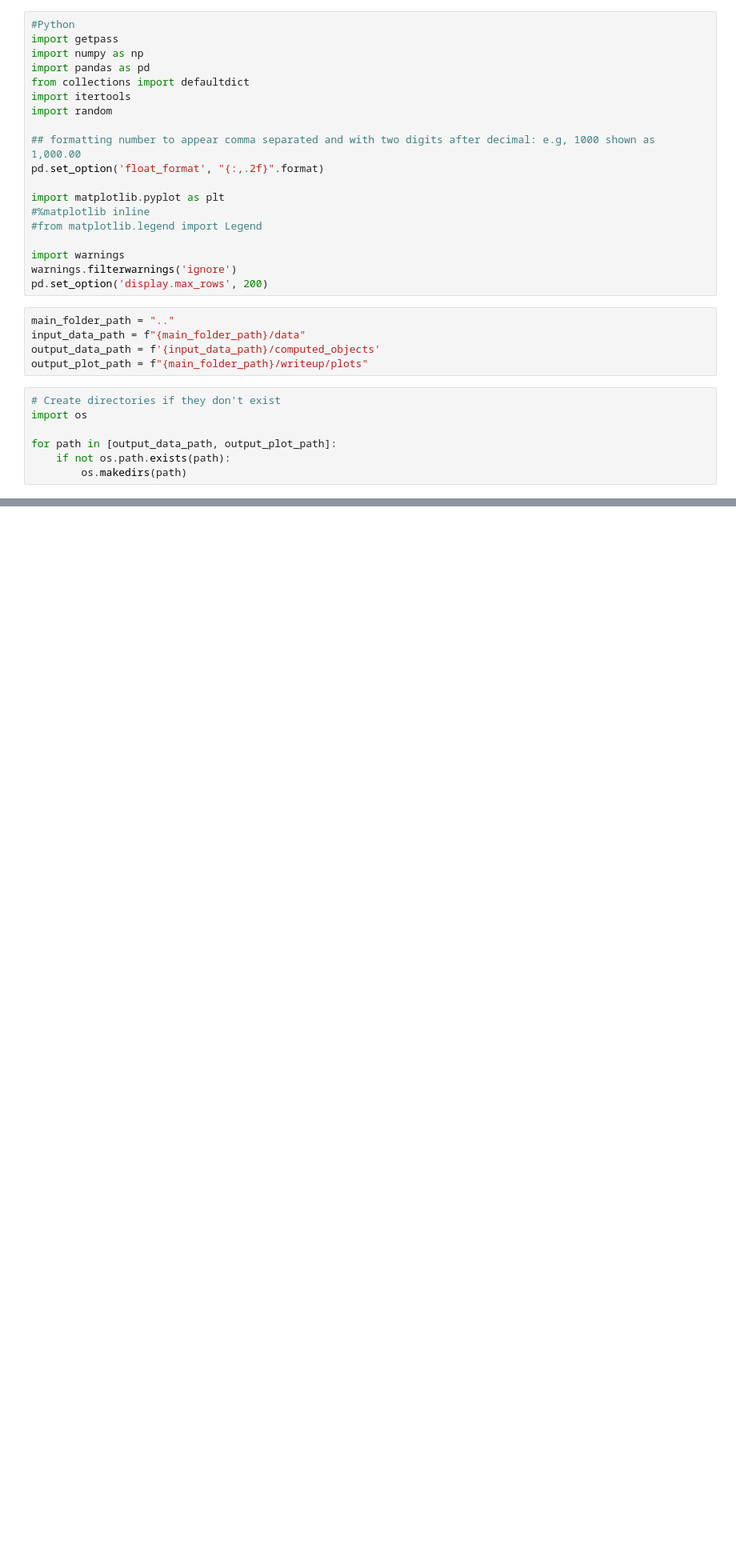
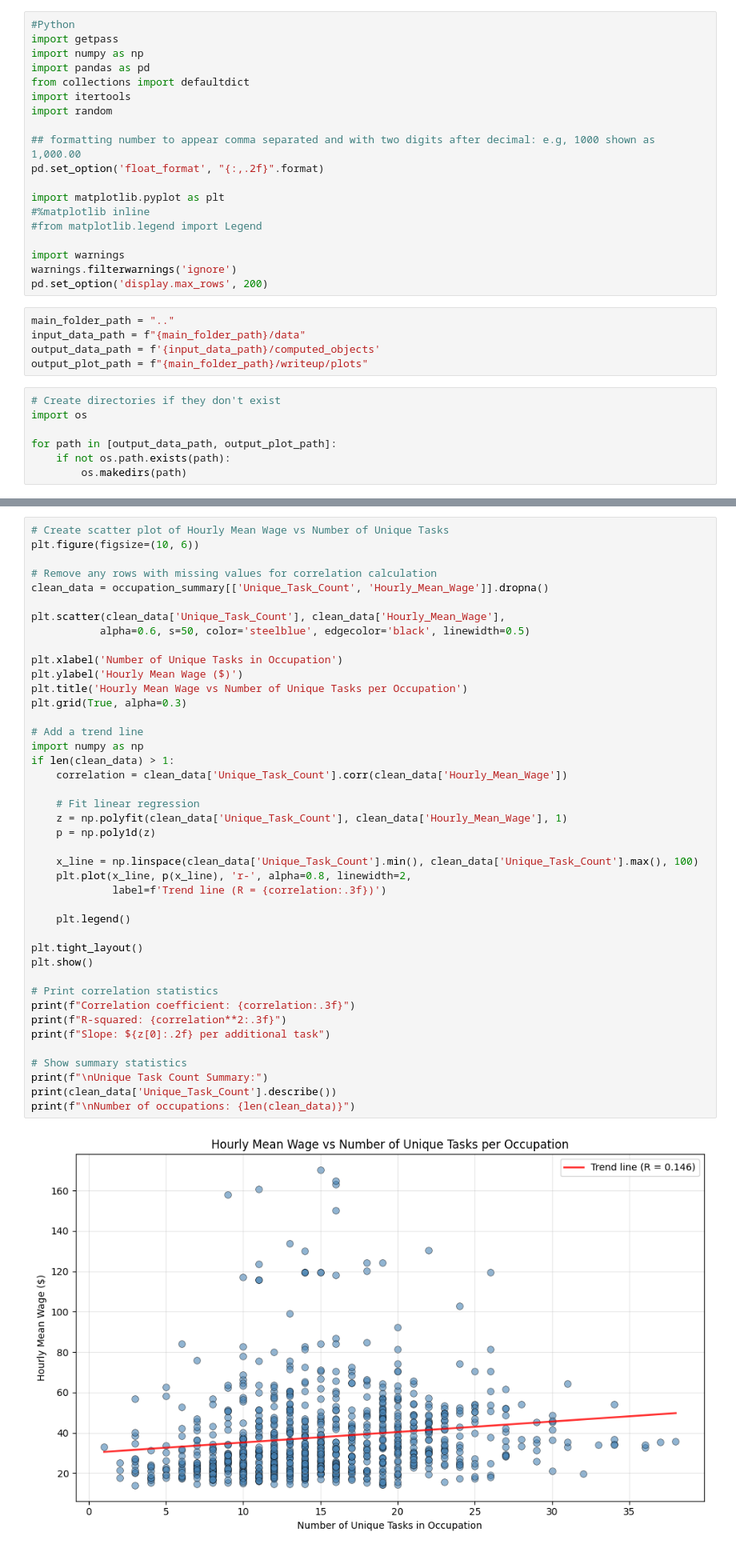
Before and after one commit to johnjosephhorton/rubin, a Jupyter notebook: agentic_ai/onet_handoff_measure.ipynb, the cells around one changed output, grey strips where cells are left out. Shown: that part at 80% size. Cells and saved outputs as stored; diff of their text form; blank space fills up the shorter version.

```diff
--- a/agentic_ai/onet_handoff_measure.ipynb
+++ b/agentic_ai/onet_handoff_measure.ipynb
@@ -1318,0 +212,44 @@ dtype: int64
+# %%
+# Create scatter plot of Hourly Mean Wage vs Number of Unique Tasks
+plt.figure(figsize=(10, 6))
+
+# Remove any rows with missing values for correlation calculation
+clean_data = occupation_summary[['Unique_Task_Count', 'Hourly_Mean_Wage']].dropna()
+
+plt.scatter(clean_data['Unique_Task_Count'], clean_data['Hourly_Mean_Wage'],
+           alpha=0.6, s=50, color='steelblue', edgecolor='black', linewidth=0.5)
+
+plt.xlabel('Number of Unique Tasks in Occupation')
+plt.ylabel('Hourly Mean Wage ($)')
+plt.title('Hourly Mean Wage vs Number of Unique Tasks per Occupation')
+plt.grid(True, alpha=0.3)
+
+# Add a trend line
+import numpy as np
+if len(clean_data) > 1:
+    correlation = clean_data['Unique_Task_Count'].corr(clean_data['Hourly_Mean_Wage'])
+
+    # Fit linear regression
+    z = np.polyfit(clean_data['Unique_Task_Count'], clean_data['Hourly_Mean_Wage'], 1)
+    p = np.poly1d(z)
+
+    x_line = np.linspace(clean_data['Unique_Task_Count'].min(), clean_data['Unique_Task_Count'].max(), 100)
+    plt.plot(x_line, p(x_line), 'r-', alpha=0.8, linewidth=2,
+             label=f'Trend line (R = {correlation:.3f})')
+
+    plt.legend()
+
+plt.tight_layout()
+plt.show()
+
+# Print correlation statistics
+print(f"Correlation coefficient: {correlation:.3f}")
+print(f"R-squared: {correlation**2:.3f}")
+print(f"Slope: ${z[0]:.2f} per additional task")
+
+# Show summary statistics
+print(f"\nUnique Task Count Summary:")
+print(clean_data['Unique_Task_Count'].describe())
+print(f"\nNumber of occupations: {len(clean_data)}")
+# %% [output]
+[figure, added]
```
Also changed, not shown: parts of 42 cells of this notebook.
